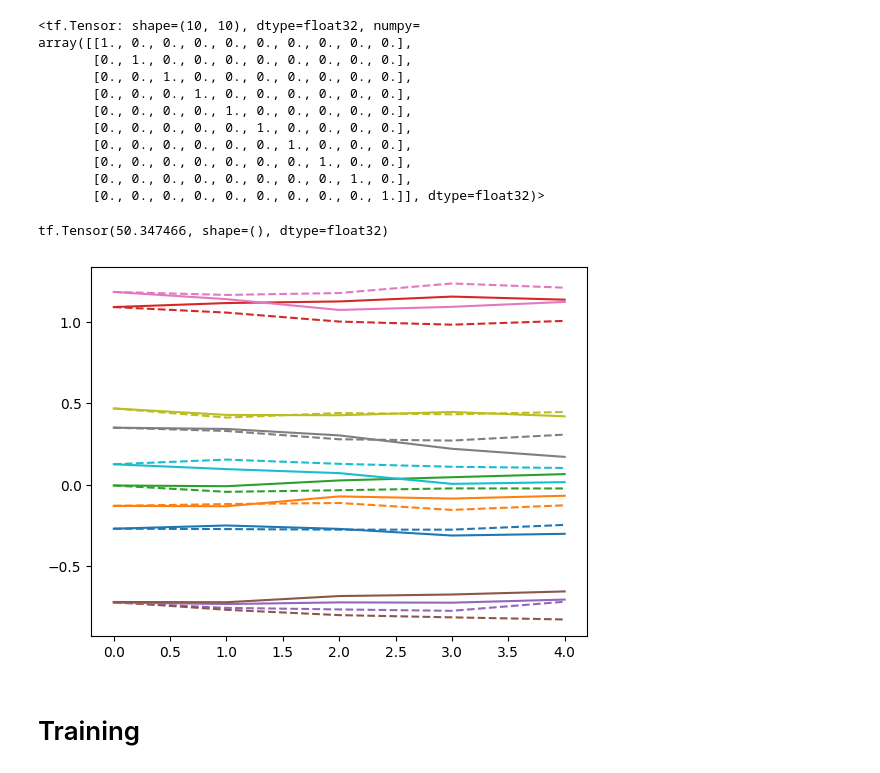
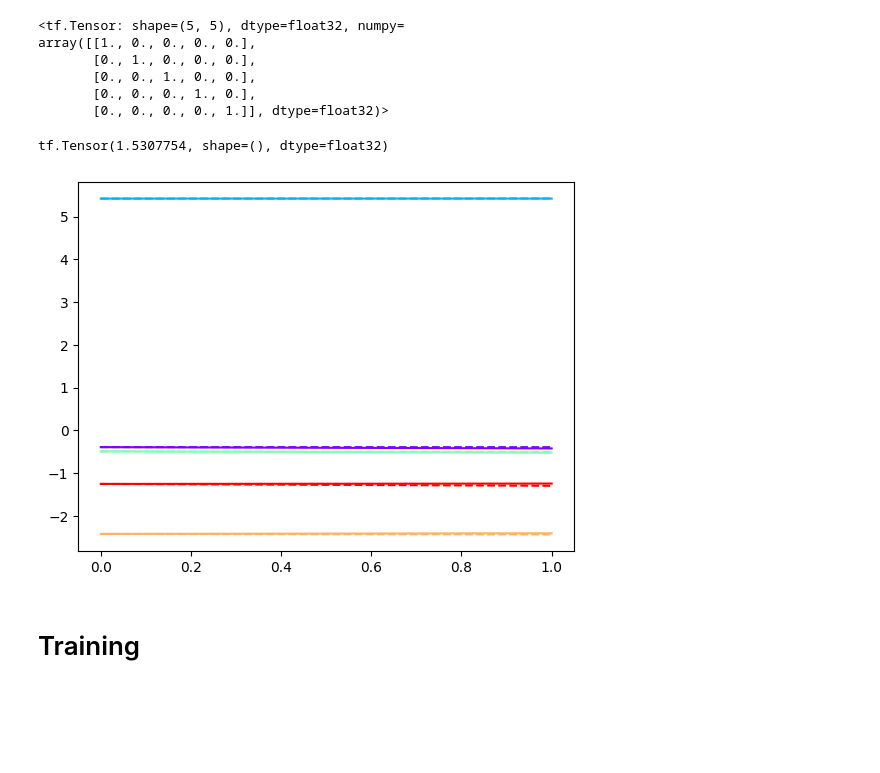
Before and after one commit to HarryLi98/SDE-DeepRL, a Jupyter notebook: SDETools.py/deep_learning_networks.ipynb, the cells around one changed output. Cells and saved outputs as stored; diff of their text form; code cells hidden in the pictures; blank space fills up the shorter version.

```diff
--- a/SDETools.py/deep_learning_networks.ipynb
+++ b/SDETools.py/deep_learning_networks.ipynb
@@ -21,17 +21,19 @@ The tensorboard extension is already loaded. To reload it, use:
 # %%
 dt = 1e-3
-N = 10
+N = 5
 alpha = 1
-sig = 1
+sig = 0.5
 
 # Set up random adjacency matrix
-baseline = Model(N=10, dt=1e-3, alpha=1, sig=1)
+baseline = Model(N=5, dt=1e-3, alpha=10, sig=0.5)
 obj = baseline
-obj.erdosrenyi(0.5)
+obj.x0 = np.linspace(10, -10, 5)
+obj.erdosrenyi(0.3)
 obj.network()
 obj.simulate()
+obj.plot_trajectory()
 
-target_mat = obj.A
 target_path = obj.x
-print(target_mat)
+target_A = tf.cast(obj.A, dtype=tf.float32)
+print(target_A)
 # %% [output]
@@ -48,10 +47,10 @@ print(target_mat)
 # %%
 # Training data parameters
-time_window = 5
-sample_size = 500 # to increase
+time_window = 2
+sample_size = target_path.shape[0] - time_window # 1000-2
 
 # Neural network architecture parameters
-num_input_nodes = 5*obj.N # time-window*N
-num_output_nodes = obj.N**2
+num_input_nodes = time_window*N # time-window*N
+num_output_nodes = N**2
 # %%
 model = tf.keras.Sequential([
@@ -97,17 +91,12 @@ model.compile(
 A = tf.eye(N, dtype=tf.float32)
 A
 # %% [output]
-<tf.Tensor: shape=(10, 10), dtype=float32, numpy=
-array([[1., 0., 0., 0., 0., 0., 0., 0., 0., 0.],
-       [0., 1., 0., 0., 0., 0., 0., 0., 0., 0.],
-       [0., 0., 1., 0., 0., 0., 0., 0., 0., 0.],
-       [0., 0., 0., 1., 0., 0., 0., 0., 0., 0.],
-       [0., 0., 0., 0., 1., 0., 0., 0., 0., 0.],
-       [0., 0., 0., 0., 0., 1., 0., 0., 0., 0.],
-       [0., 0., 0., 0., 0., 0., 1., 0., 0., 0.],
-       [0., 0., 0., 0., 0., 0., 0., 1., 0., 0.],
-       [0., 0., 0., 0., 0., 0., 0., 0., 1., 0.],
-       [0., 0., 0., 0., 0., 0., 0., 0., 0., 1.]], dtype=float32)>
+<tf.Tensor: shape=(5, 5), dtype=float32, numpy=
+array([[1., 0., 0., 0., 0.],
+       [0., 1., 0., 0., 0.],
+       [0., 0., 1., 0., 0.],
+       [0., 0., 0., 1., 0.],
+       [0., 0., 0., 0., 1.]], dtype=float32)>
 # %%
 # @tf.function
 def simulate(A):
@@ -116,11 +105,12 @@ def simulate(A):
     diffusion = lambda x: sig
 
     # Shuffle target data and subsample to generate rolling windows
-    idx = tf.random.shuffle(tf.range(sample_size))
+    idxs = tf.range(tf.shape(target_path)[0]-time_window)
+    ridxs = tf.random.shuffle(idxs)[:sample_size]
 
     target_data = []
-    for i in tf.range(sample_size):
-        target_data.append(target_path[idx[i]:idx[i]+time_window])
+    for i in ridxs:
+        target_data.append(tf.gather(target_path, tf.range(i, i+time_window)))
     target_data = tf.stack(target_data)
     target_data = tf.cast(target_data, dtype = tf.float32)
     init_data = target_data[:, 0, :]
@@ -133,14 +123,17 @@ def simulate(A):
 
     return train_data, target_data
 # %%
-train_data, target_data = simulate(A)
+train_data, target_data = simulate(target_A)
 print(tf.nn.l2_loss(train_data - target_data))
+
+mpl.rcParams['axes.prop_cycle'] = mpl.cycler(color=plt.cm.rainbow(np.linspace(0, 1, N)))
+
 plt.plot(train_data[1], linestyle='dashed')
 plt.plot(target_data[1])
 plt.show()
 # %% [output]
-tf.Tensor(50.347466, shape=(), dtype=float32)
+tf.Tensor(1.5307754, shape=(), dtype=float32)
-[figure, old version]
+[figure, new version]
 # %% [markdown]
 # Training
 # %%
```
Also changed, not shown: parts of 18 cells of this notebook.
